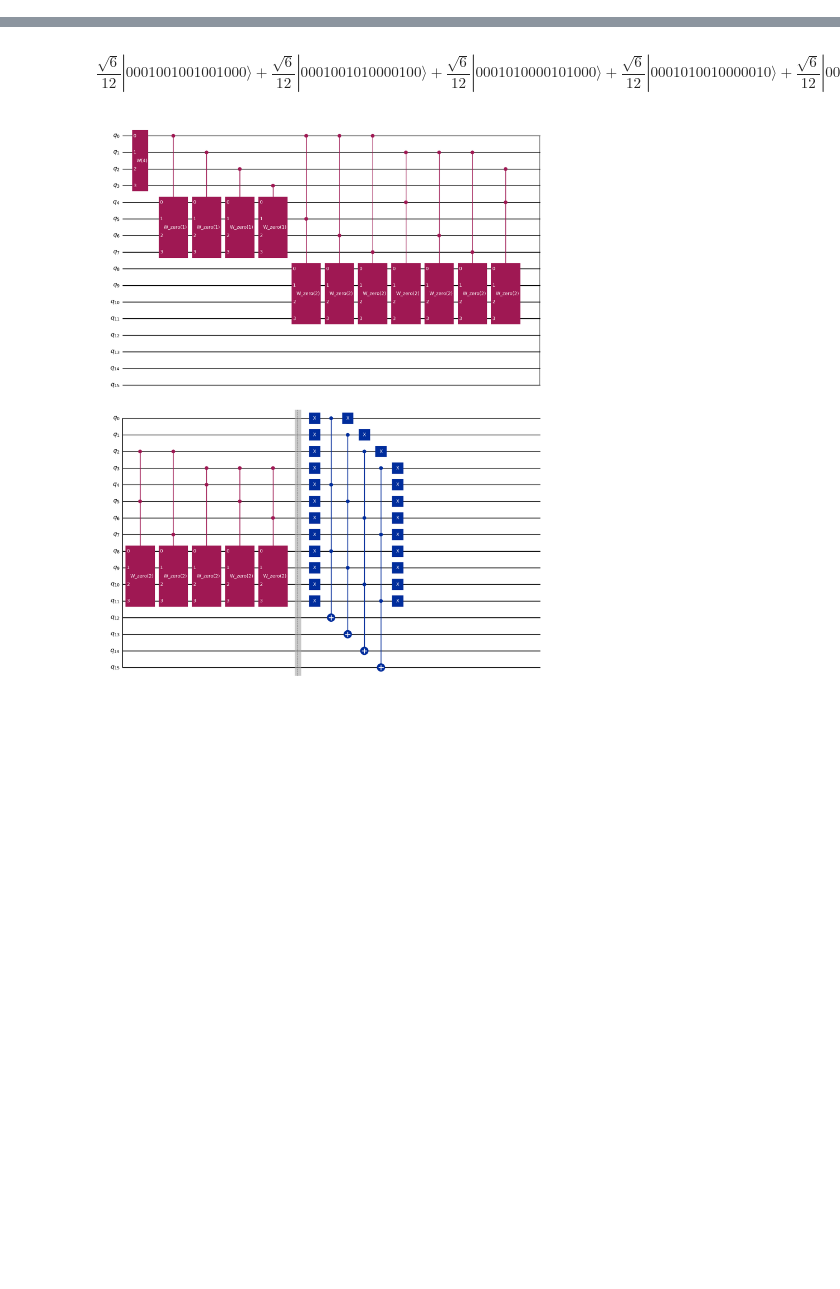
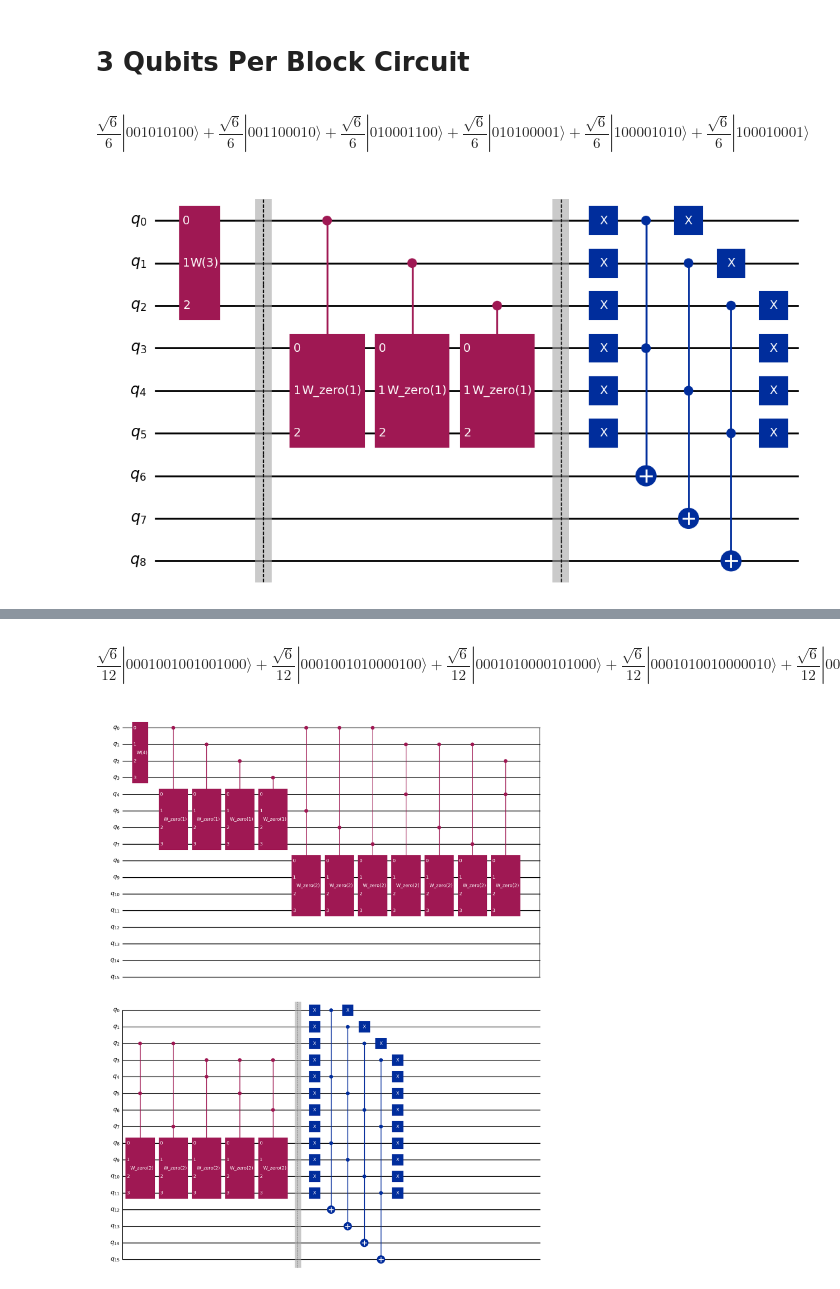
Before and after one commit to Dpbm/qnqueens, a Jupyter notebook: circuit-approach.ipynb, the cells around one changed output, grey strips where cells are left out. Saved outputs shown, nothing was run; the diff lists cells and outputs as text; code cells hidden in the pictures; blank space fills up the shorter version.

Commit message:
finished circuit approach

```diff
--- a/circuit-approach.ipynb
+++ b/circuit-approach.ipynb
@@ -42,9 +45,52 @@ def get_W(n:int) -> QuantumCircuit:
     return qc
 # %%
 def get_W_with_zero_at(qubits:int, zero_pos:List[int]):
+    """
+    params:
+        qubits: int - the amount of qubits
+        zero_pos: List[int] - the qubits which its value must be zero
+
+    Apply a W state to some qubits with fixed zeros.
+    """
+
     qc = QuantumCircuit(qubits, name="W_zero(%d)"%(len(zero_pos)))
-
     W_pos = list(set(list(range(qubits)))-{*zero_pos})
     qc.compose(get_W(qubits-len(zero_pos)), W_pos, inplace=True)
 
     return qc.to_gate()
+# %% [markdown]
+# 3 Qubits Per Block Circuit
+# %%
+N = 3
+total_qubits = N*N
+
+state = QuantumCircuit(total_qubits, name="State")
+
+state.append(get_W(N), list(range(N)))
+
+state.barrier()
+
+state.append(get_W_with_zero_at(N,[0]).control(1), [0, *list(range(N,2*N))])
+state.append(get_W_with_zero_at(N,[1]).control(1), [1, *list(range(N,2*N))])
+state.append(get_W_with_zero_at(N,[2]).control(1), [2, *list(range(N,2*N))])
+
+state.barrier()
+
+
+state.x([0,3])
+state.ccx(0,3,6)
+state.x([0,3])
+
+state.x([1,4])
+state.ccx(1,4,7)
+state.x([1,4])
+
+state.x([2,5])
+state.ccx(2,5,8)
+state.x([2,5])
+
+display(Statevector(state).draw('latex'))
+state.draw('mpl')
+# %% [output]
+$$\frac{\sqrt{6}}{6} |001010100\rangle+\frac{\sqrt{6}}{6} |001100010\rangle+\frac{\sqrt{6}}{6} |010001100\rangle+\frac{\sqrt{6}}{6} |010100001\rangle+\frac{\sqrt{6}}{6} |100001010\rangle+\frac{\sqrt{6}}{6} |100010001\rangle$$
+[figure, added]
```
Also changed, not shown: parts of 8 cells of this notebook, 2 other files.
